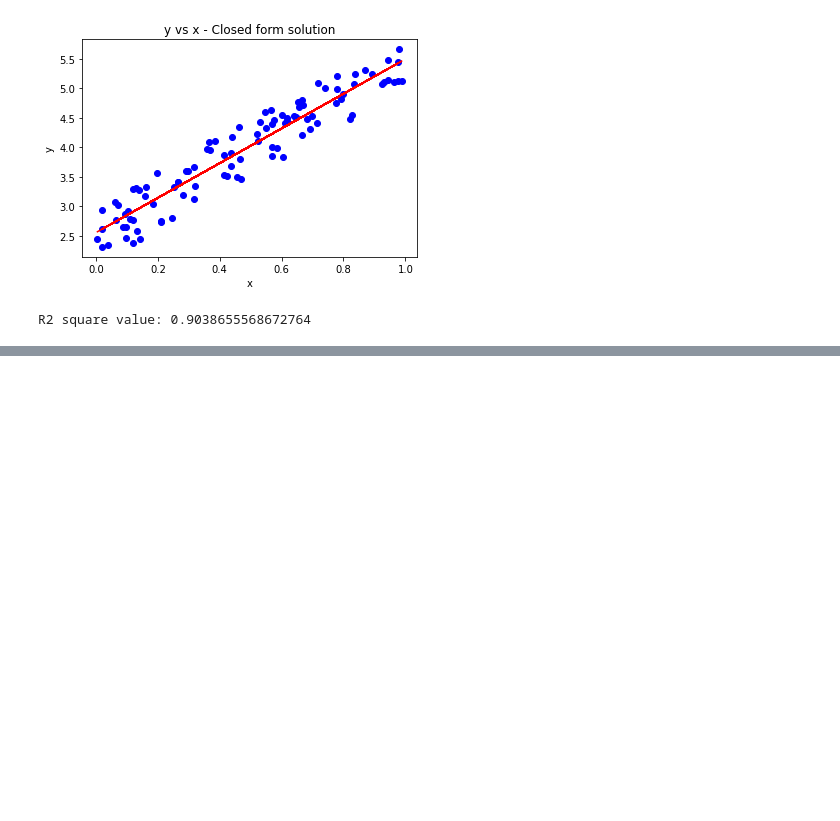
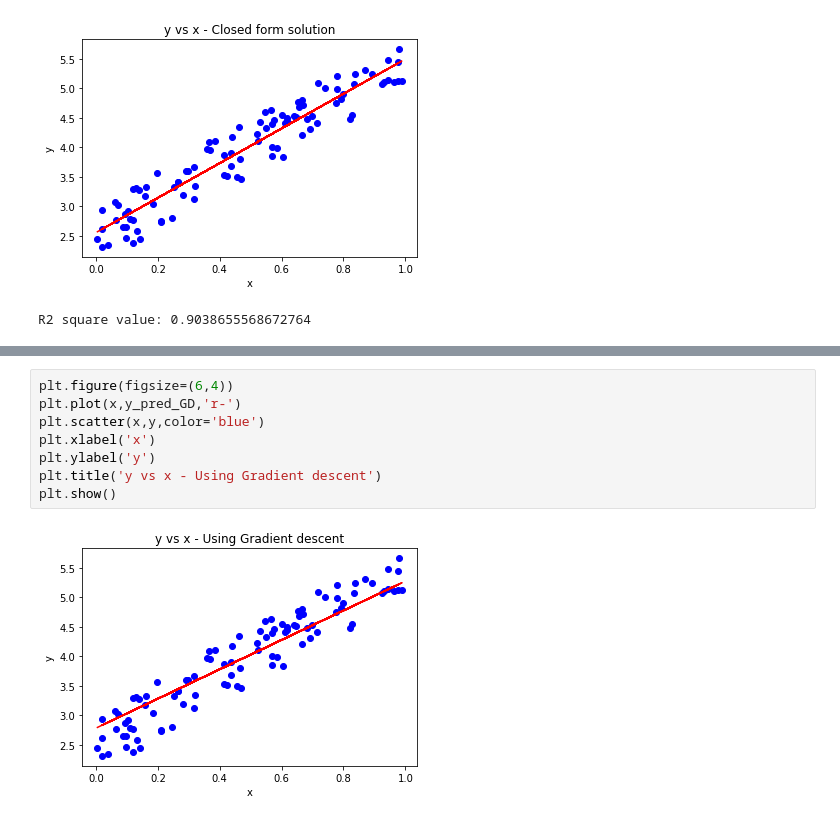
Before and after one commit to ShivaHarshPothula/MachineLearning_Scripts, a Jupyter notebook: Linear_Regression.ipynb, the cells around one changed output, grey strips where cells are left out. Saved outputs shown, nothing was run; the diff lists cells and outputs as text; blank space fills up the shorter version.

```diff
--- a/Linear_Regression.ipynb
+++ b/Linear_Regression.ipynb
@@ -176 +190,11 @@ r_2 score: 0.8558592295106057
+# %%
+plt.figure(figsize=(6,4))
+plt.plot(x,y_pred_GD,'r-')
+plt.scatter(x,y,color='blue')
+plt.xlabel('x')
+plt.ylabel('y')
+plt.title('y vs x - Using Gradient descent')
+plt.show()
+# %% [output]
+[figure, added]
 # %% [markdown]
```
Also changed, not shown: parts of 16 cells of this notebook.
